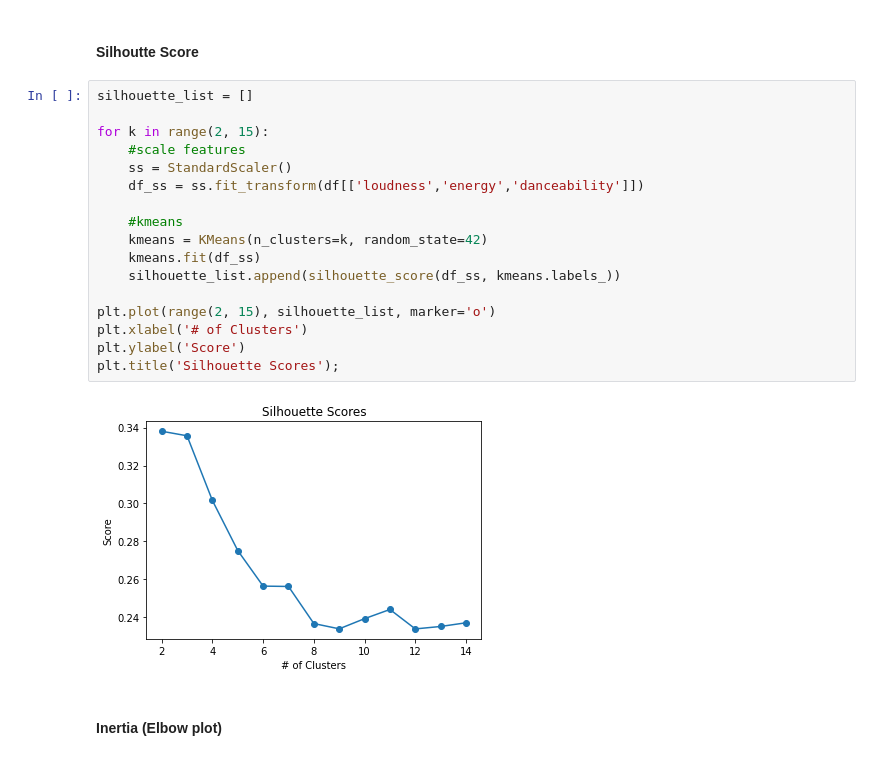
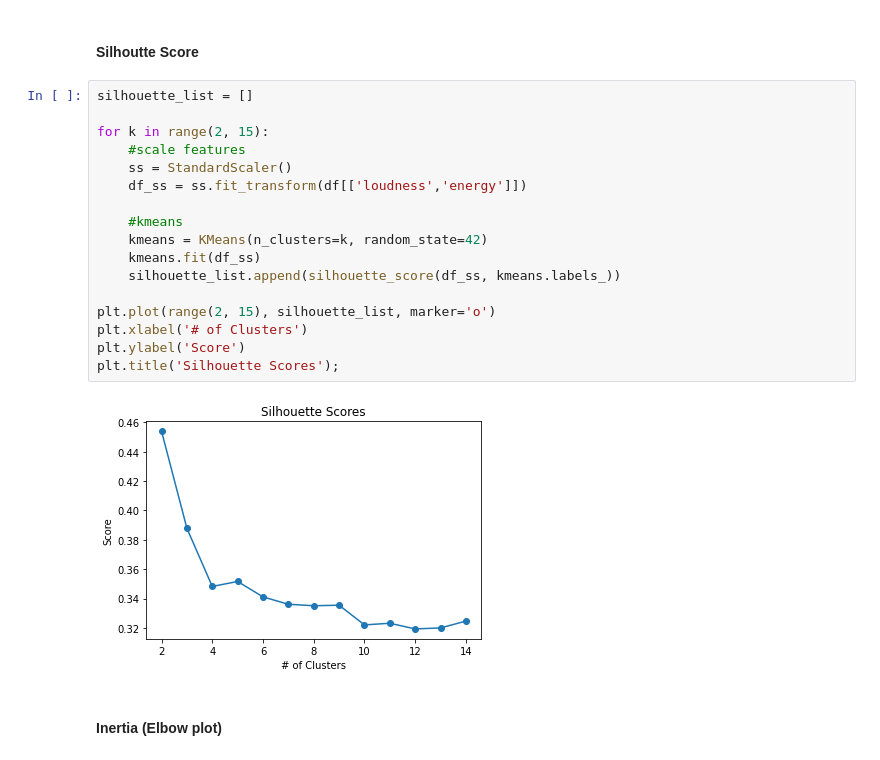
Before and after one commit to CaptCardoso/Afrobeats-Recommender-System, a Jupyter notebook: notebooks/02 EDA.ipynb, the cells around one changed output. Drawn from its saved outputs; the diff is of its cells as text.

```diff
--- a/notebooks/02 EDA.ipynb
+++ b/notebooks/02 EDA.ipynb
@@ -93,22 +93,22 @@ def cluster_plots(df, k):
 # %%
 silhouette_list = []
 
 for k in range(2, 15):
     #scale features
     ss = StandardScaler()
-    df_ss = ss.fit_transform(df[['loudness','energy','danceability']])
+    df_ss = ss.fit_transform(df[['loudness','energy']])
 
     #kmeans
     kmeans = KMeans(n_clusters=k, random_state=42)
     kmeans.fit(df_ss)
     silhouette_list.append(silhouette_score(df_ss, kmeans.labels_))
 
 plt.plot(range(2, 15), silhouette_list, marker='o')
 plt.xlabel('# of Clusters')
 plt.ylabel('Score')
 plt.title('Silhouette Scores');
 # %% [output]
-[figure, old version]
+[figure, new version]
 # %% [markdown]
 #### Inertia (Elbow plot)
 # %%
```
Also changed, not shown: parts of 6 cells of this notebook, 1 other file.
